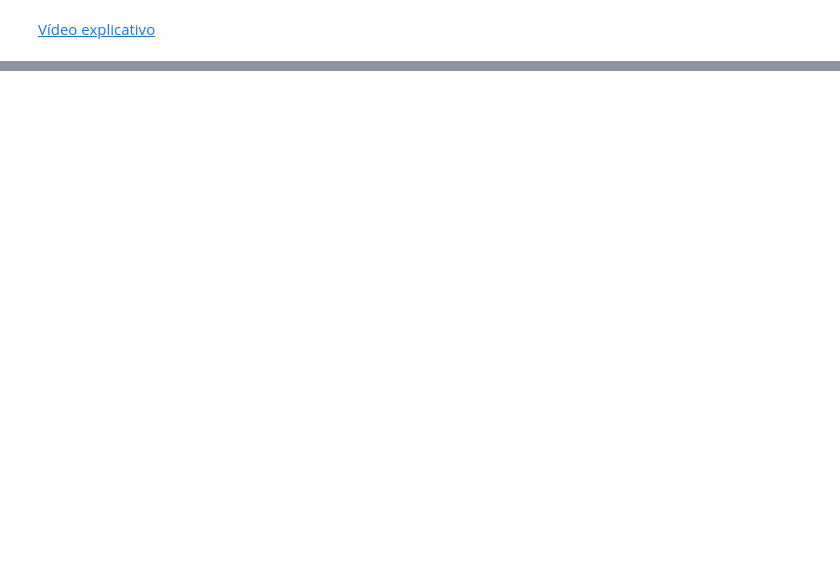
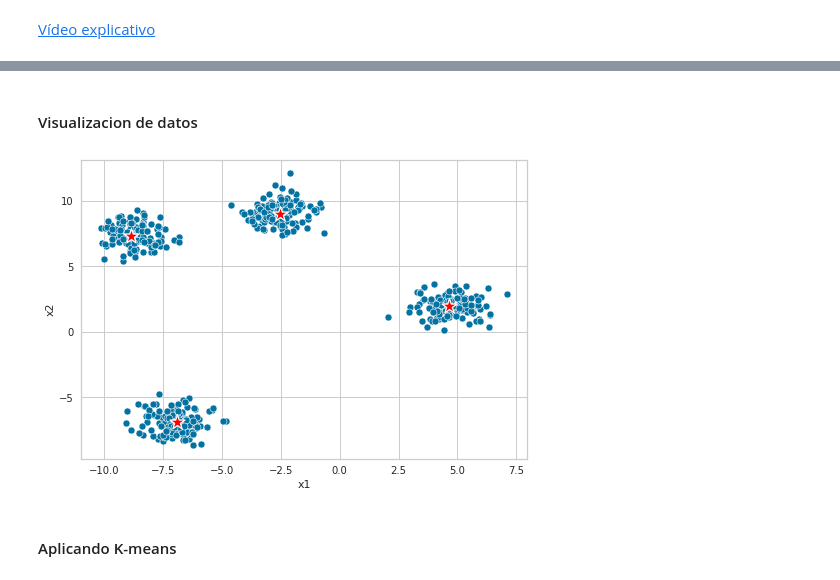
Before and after one commit to mazzaroli/cluster_project, a Jupyter notebook: notes.ipynb, the cells around one changed output, grey strips where cells are left out. Cells and saved outputs as stored; diff of their text form; code cells hidden in the pictures; blank space fills up the shorter version.

```diff
--- a/notes.ipynb
+++ b/notes.ipynb
@@ -294,0 +344,10 @@ $\displaystyle j=\sum^{k}_{j=1}\sum^{n}_{i=1}||x_i^{j}-c_j||^{2}$
+# %%
+# Genera un conjunto de datos sintéticos con la función make_blobs
+
+# n_samples: el número total de puntos de datos que se generarán
+# cluster_std: la desviación estándar de los clústeres generados
+# centers: el número de clústeres o grupos a generar
+# n_features: el número de características o dimensiones de los puntos de datos
+# return_centers: si se devuelven los centros de los clústeres generados
+
+x,y,c = make_blobs(n_samples=500, cluster_std=0.8, centers=4, n_features=2, return_centers=True, random_state=42)
@@ -294,0 +403,11 @@ $\displaystyle j=\sum^{k}_{j=1}\sum^{n}_{i=1}||x_i^{j}-c_j||^{2}$
+# %%
+# Crea un DataFrame utilizando pandas
+
+
+df_blobs = pd.DataFrame(
+    {
+        'x1': x[:,0], # Los valores de 'x1' se toman de la primera columna del arreglo x
+        'x2': x[:,1], # Los valores de 'x2' se toman de la segunda columna del arreglo x
+        'y': y        # Los valores de 'y' se toman del arreglo y
+    }
+)
@@ -294,0 +430,8 @@ $\displaystyle j=\sum^{k}_{j=1}\sum^{n}_{i=1}||x_i^{j}-c_j||^{2}$
+# %%
+# Crea un DataFrame utilizando pandas
+df_centers = pd.DataFrame(
+    {
+        'x1': c[:,0], # Los valores de 'x1' se toman de la primera columna del arreglo c
+        'x2': c[:,1]  # Los valores de 'x2' se toman de la segunda columna del arreglo
+    }
+)
@@ -294,0 +446,13 @@ $\displaystyle j=\sum^{k}_{j=1}\sum^{n}_{i=1}||x_i^{j}-c_j||^{2}$
+# %% [markdown]
+#### Visualizacion de datos
+# %%
+# Visualización del scatter plot de los datos en df_blobs
+sns.scatterplot(data=df_blobs, x='x1', y='x2')
+
+# Visualización del scatter plot de los centros en df_centers
+sns.scatterplot(data=df_centers, x='x1',y='x2', marker='*',s=250,color='red')
+plt.show()
+# %% [output]
+[figure, added]
+# %% [markdown]
+#### Aplicando K-means
```
Also changed, not shown: parts of 197 cells of this notebook, 1 other file.
